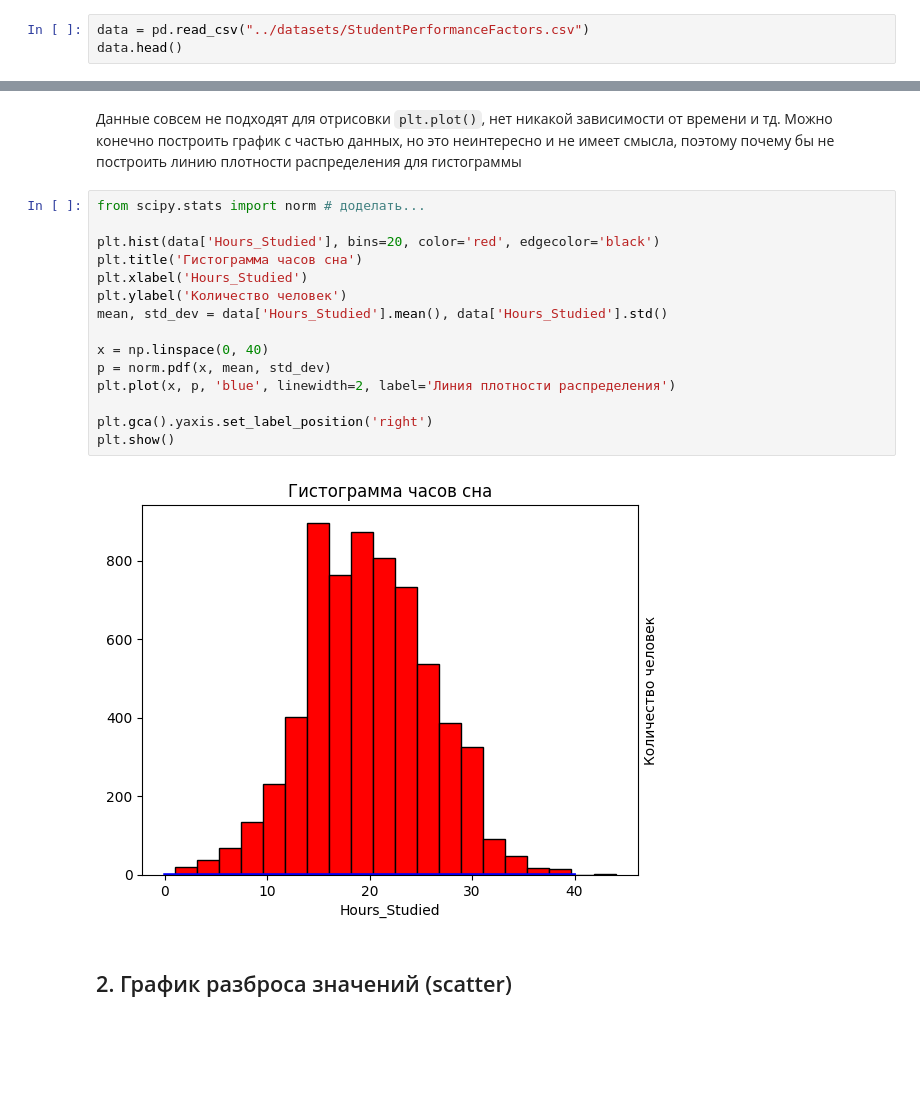
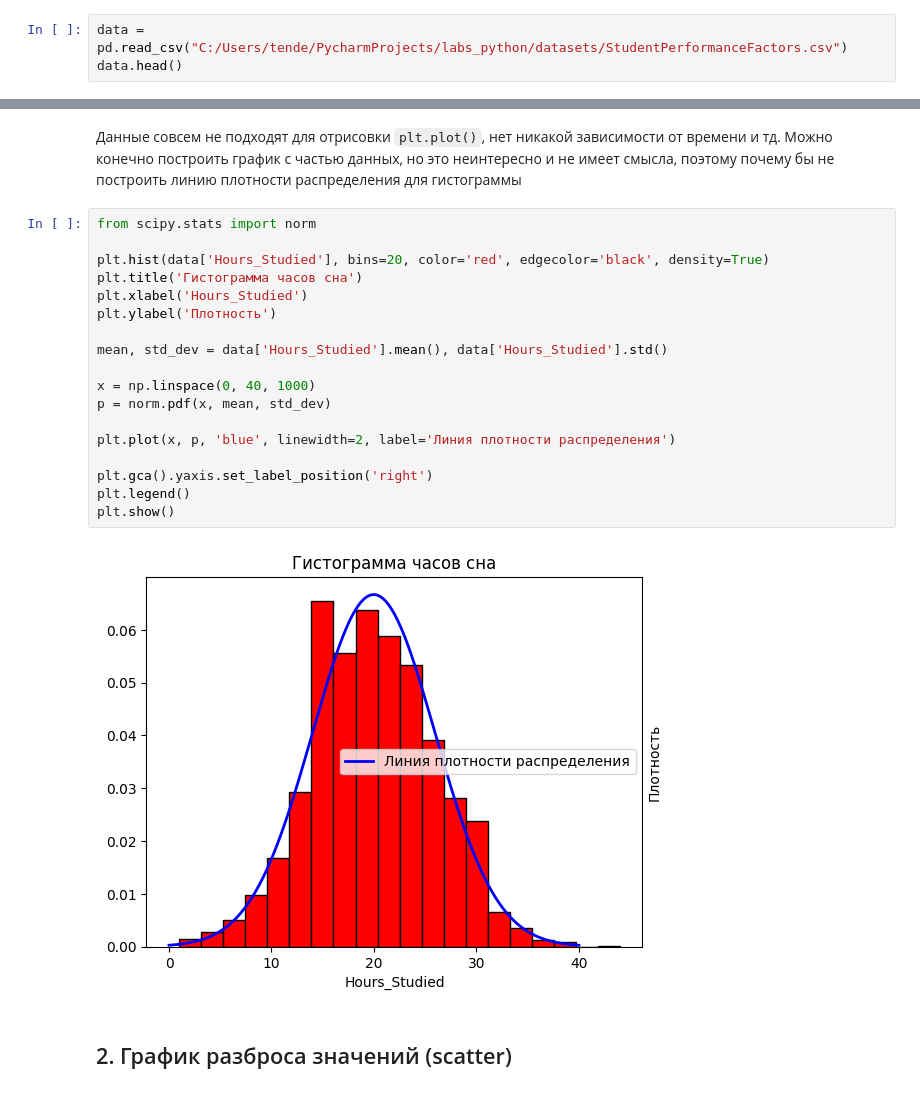
Before and after one commit to almos05/lb_python, a Jupyter notebook: lb_2/analysis_of_student_performance.ipynb, the cells around one changed output, grey strips where cells are left out. Saved outputs shown, nothing was run; the diff lists cells and outputs as text; blank space fills up the shorter version.

```diff
--- a/lb_2/analysis_of_student_performance.ipynb
+++ b/lb_2/analysis_of_student_performance.ipynb
@@ -6,7 +6,7 @@ import numpy as np
 import pandas as pd
 import matplotlib.pyplot as plt
 # %%
-data = pd.read_csv("../datasets/StudentPerformanceFactors.csv")
+data = pd.read_csv("C:/Users/tende/PycharmProjects/labs_python/datasets/StudentPerformanceFactors.csv")
 data.head()
 # %% [output]
 |  | Hours_Studied | Attendance | Parental_Involvement | Access_to_Resources | Extracurricular_Activities | ... |
@@ -104,22 +104,25 @@ np.int64(0)
 # %% [markdown]
 Данные совсем не подходят для отрисовки `plt.plot()`, нет никакой зависимости от времени и тд. Можно конечно построить график с частью данных, но это неинтересно и не имеет смысла, поэтому почему бы не построить линию плотности распределения для гистограммы
 # %%
-from scipy.stats import norm # доделать...
+from scipy.stats import norm
 
-plt.hist(data['Hours_Studied'], bins=20, color='red', edgecolor='black')
+plt.hist(data['Hours_Studied'], bins=20, color='red', edgecolor='black', density=True)
 plt.title('Гистограмма часов сна')
 plt.xlabel('Hours_Studied')
-plt.ylabel('Количество человек')
+plt.ylabel('Плотность')
+
 mean, std_dev = data['Hours_Studied'].mean(), data['Hours_Studied'].std()
 
-x = np.linspace(0, 40)
+x = np.linspace(0, 40, 1000)
 p = norm.pdf(x, mean, std_dev)
+
 plt.plot(x, p, 'blue', linewidth=2, label='Линия плотности распределения')
 
 plt.gca().yaxis.set_label_position('right')
+plt.legend()
 plt.show()
 # %% [output]
-[figure, old version]
+[figure, new version]
 # %% [markdown]
 ## 2. График разброса значений (scatter)
 # %%
```
